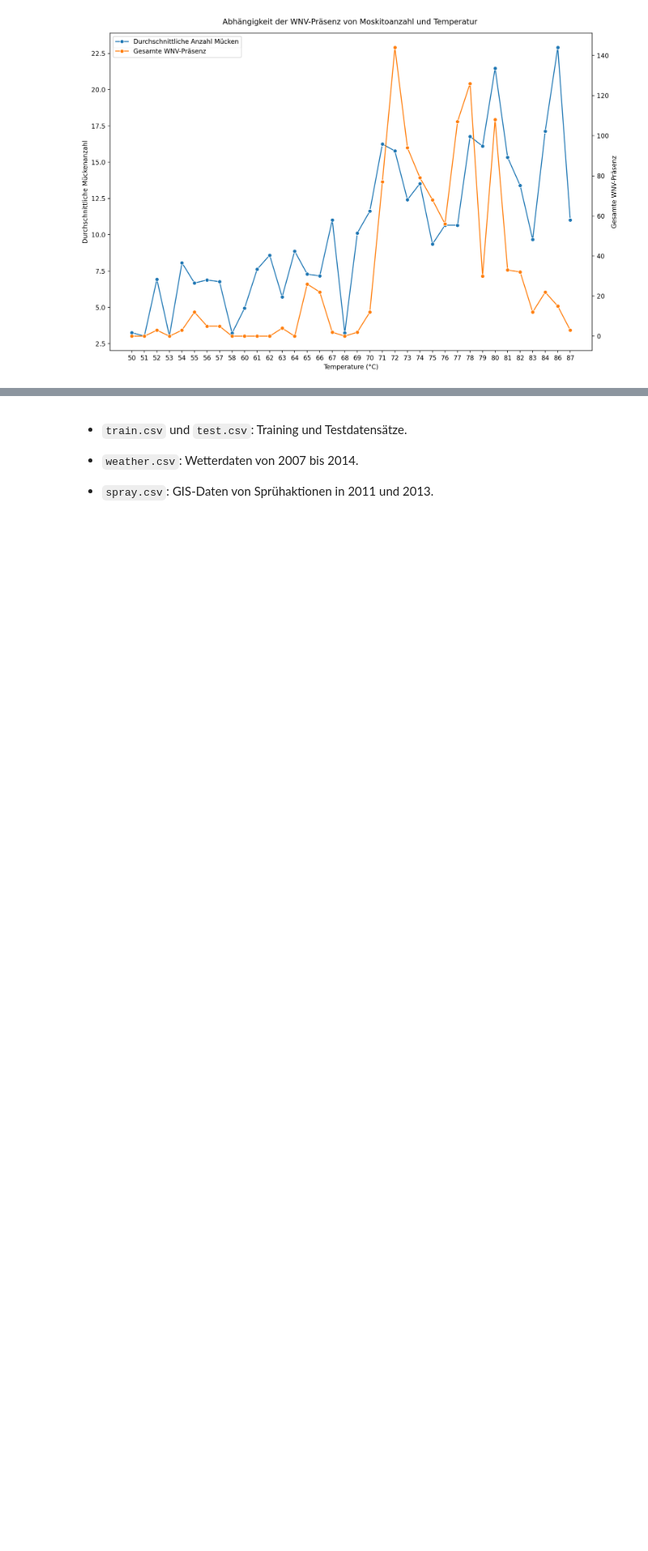
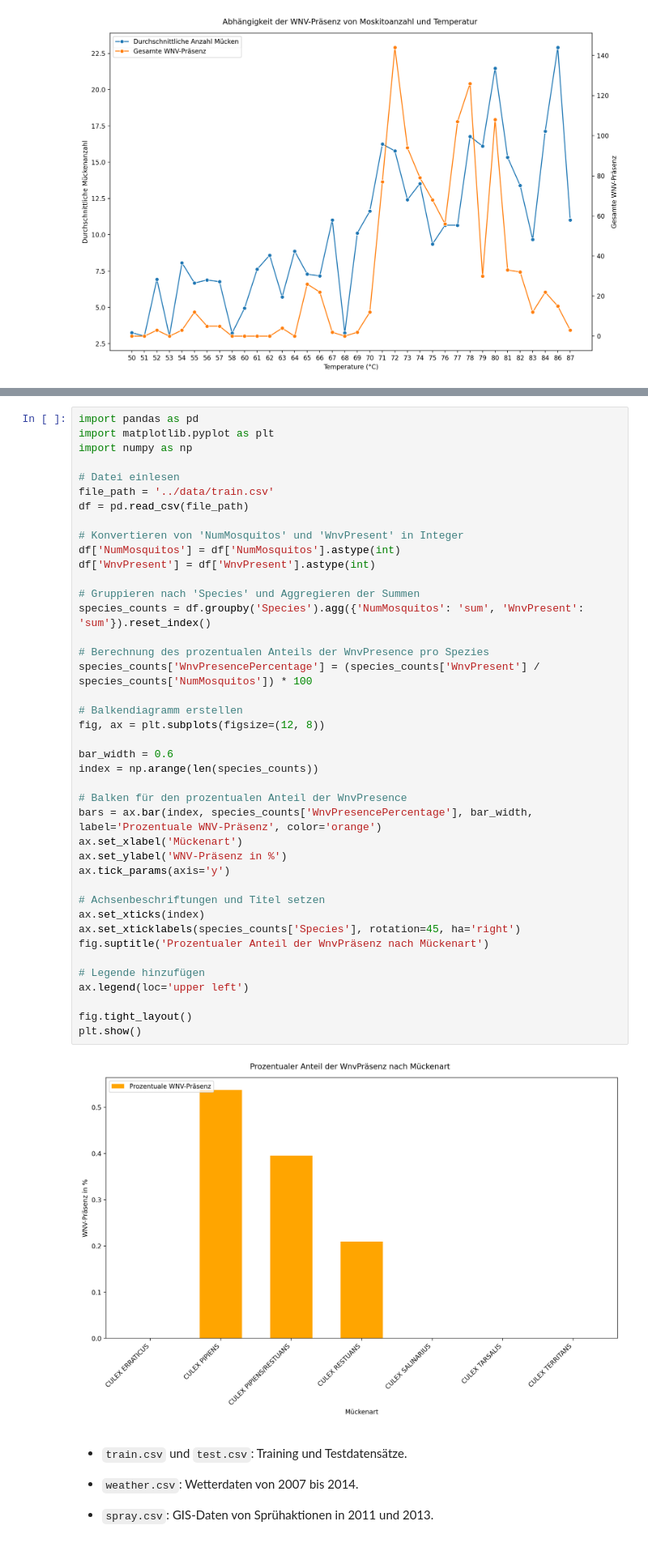
Before and after one commit to NilsLeo/WNV-prediction-model, a Jupyter notebook: notebooks/3_Data_Understanding.ipynb, the cells around one changed output, grey strips where cells are left out. Shown: that part at 81% size. Cells and saved outputs as stored; diff of their text form; blank space fills up the shorter version.

Commit message:
added diagram: WnvPresence Percentage by Species

```diff
--- a/notebooks/3_Data_Understanding.ipynb
+++ b/notebooks/3_Data_Understanding.ipynb
@@ -126,3 +128,46 @@ plt.show()
+# %%
+import pandas as pd
+import matplotlib.pyplot as plt
+import numpy as np
+
+# Datei einlesen
+file_path = '../data/train.csv'
+df = pd.read_csv(file_path)
+
+# Konvertieren von 'NumMosquitos' und 'WnvPresent' in Integer
+df['NumMosquitos'] = df['NumMosquitos'].astype(int)
+df['WnvPresent'] = df['WnvPresent'].astype(int)
+
+# Gruppieren nach 'Species' und Aggregieren der Summen
+species_counts = df.groupby('Species').agg({'NumMosquitos': 'sum', 'WnvPresent': 'sum'}).reset_index()
+
+# Berechnung des prozentualen Anteils der WnvPresence pro Spezies
+species_counts['WnvPresencePercentage'] = (species_counts['WnvPresent'] / species_counts['NumMosquitos']) * 100
+
+# Balkendiagramm erstellen
+fig, ax = plt.subplots(figsize=(12, 8))
+
+bar_width = 0.6
+index = np.arange(len(species_counts))
+
+# Balken für den prozentualen Anteil der WnvPresence
+bars = ax.bar(index, species_counts['WnvPresencePercentage'], bar_width, label='Prozentuale WNV-Präsenz', color='orange')
+ax.set_xlabel('Mückenart')
+ax.set_ylabel('WNV-Präsenz in %')
+ax.tick_params(axis='y')
+
+# Achsenbeschriftungen und Titel setzen
+ax.set_xticks(index)
+ax.set_xticklabels(species_counts['Species'], rotation=45, ha='right')
+fig.suptitle('Prozentualer Anteil der WnvPräsenz nach Mückenart')
+
+# Legende hinzufügen
+ax.legend(loc='upper left')
+
+fig.tight_layout()
+plt.show()
+# %% [output]
+[figure, added]
 # %% [markdown]
 - `train.csv` und `test.csv`: Training und Testdatensätze.
 
```
Also changed, not shown: parts of 1 cell of this notebook.
